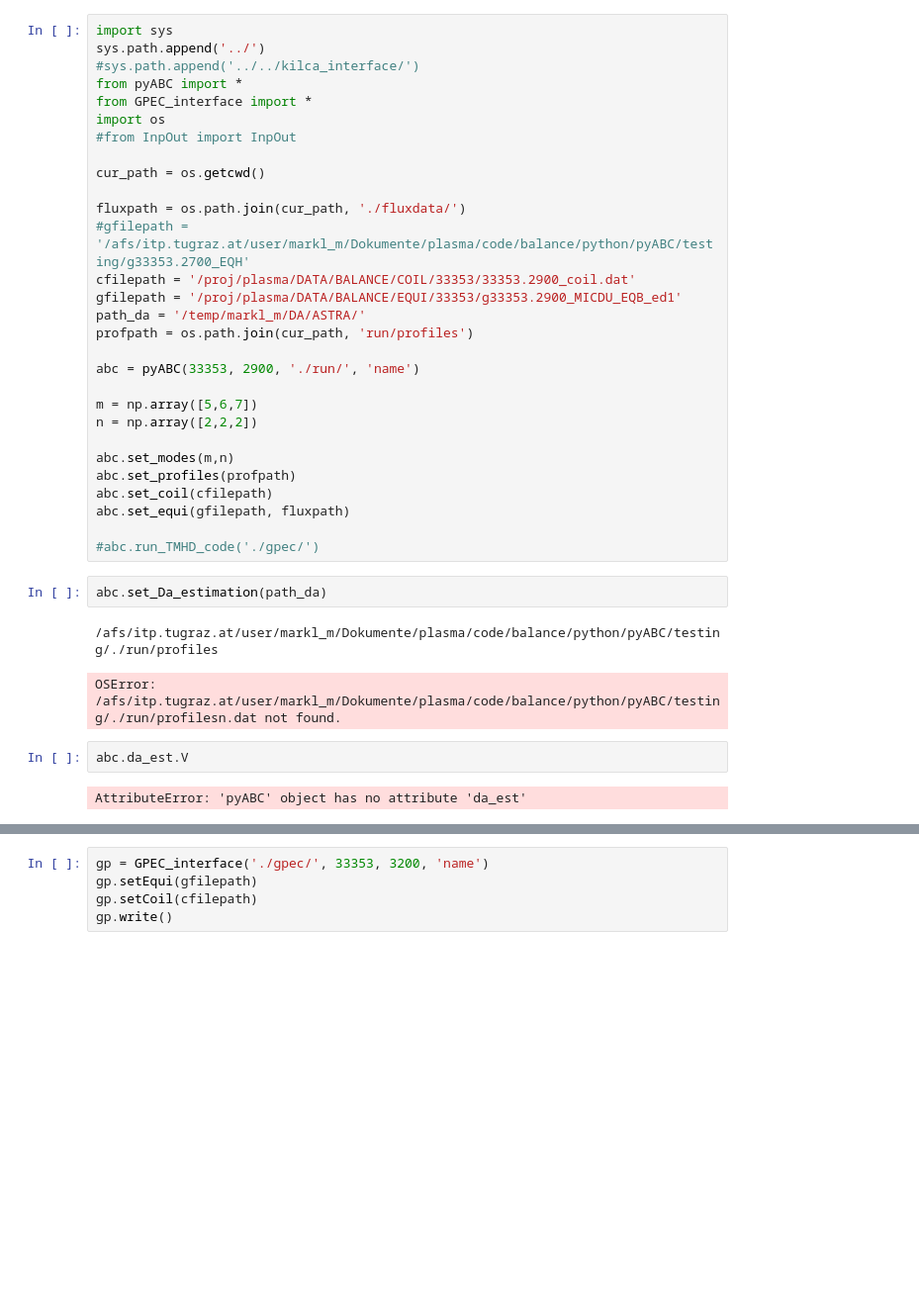
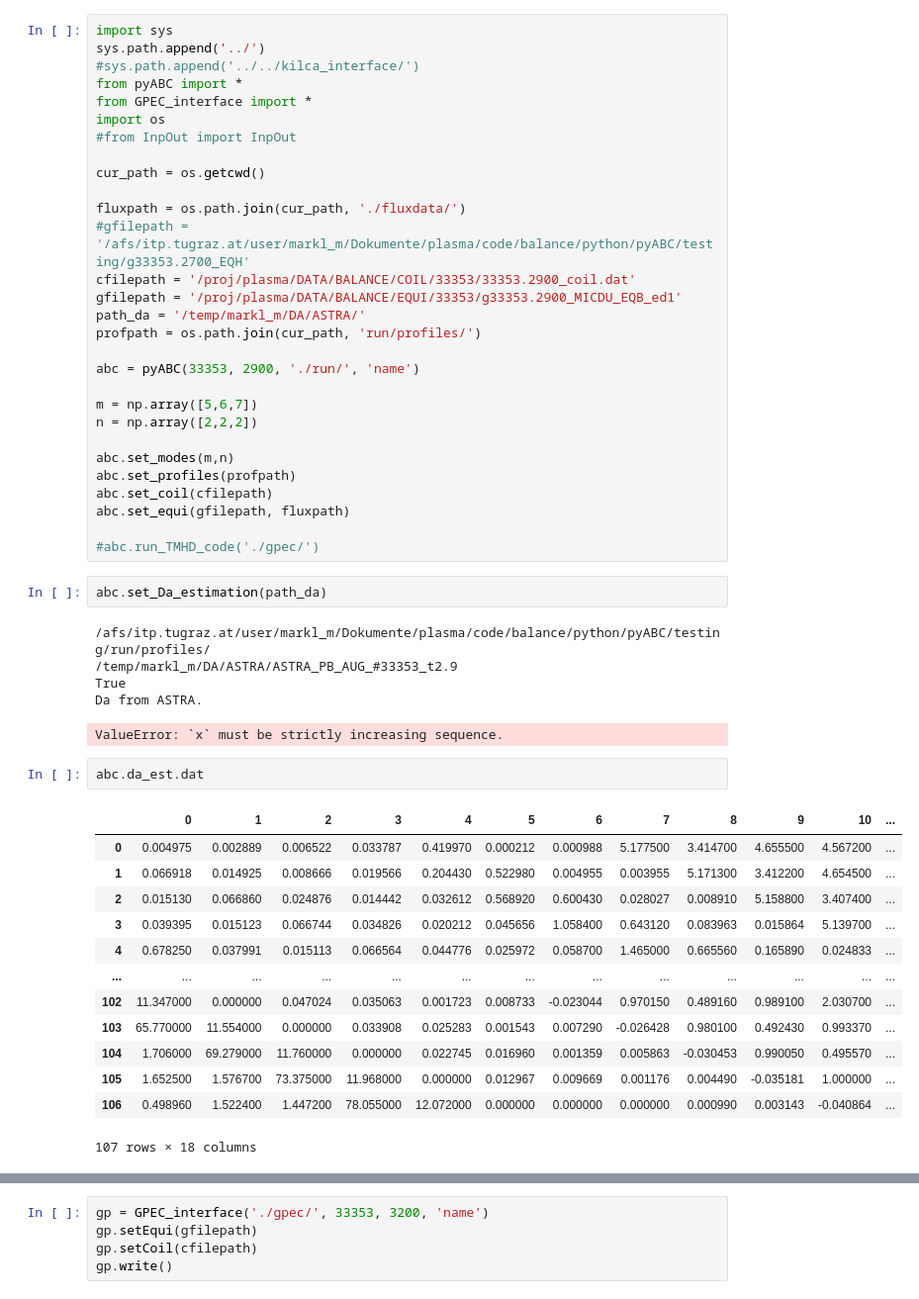
Before and after one commit to itpplasma/KAMEL, a Jupyter notebook: python/pyABC/testing/test_pyABC.ipynb, the cells around one changed output, grey strips where cells are left out. Shown at 99% size. Cells and saved outputs as stored; diff of their text form; blank space fills up the shorter version.

```diff
--- a/python/pyABC/testing/test_pyABC.ipynb
+++ b/python/pyABC/testing/test_pyABC.ipynb
@@ -14,7 +14,7 @@ fluxpath = os.path.join(cur_path, './fluxdata/')
 cfilepath = '/proj/plasma/DATA/BALANCE/COIL/33353/33353.2900_coil.dat'
 gfilepath = '/proj/plasma/DATA/BALANCE/EQUI/33353/g33353.2900_MICDU_EQB_ed1'
 path_da = '/temp/markl_m/DA/ASTRA/'
-profpath = os.path.join(cur_path, 'run/profiles')
+profpath = os.path.join(cur_path, 'run/profiles/')
 
 abc = pyABC(33353, 2900, './run/', 'name')
 
@@ -30,9 +30,24 @@ abc.set_equi(gfilepath, fluxpath)
 # %%
 abc.set_Da_estimation(path_da)
 # %% [output]
-/afs/itp.tugraz.at/user/markl_m/Dokumente/plasma/code/balance/python/pyABC/testing/./run/profiles
+/afs/itp.tugraz.at/user/markl_m/Dokumente/plasma/code/balance/python/pyABC/testing/run/profiles/
+/temp/markl_m/DA/ASTRA/ASTRA_PB_AUG_#33353_t2.9
+True
+Da from ASTRA.
-OSError: /afs/itp.tugraz.at/user/markl_m/Dokumente/plasma/code/balance/python/pyABC/testing/./run/profilesn.dat not found.
+ValueError: `x` must be strictly increasing sequence.
 # %%
-abc.da_est.V
+abc.da_est.dat
 # %% [output]
+|  | 0 | 1 | 2 | 3 | 4 | 5 | 6 | 7 | 8 | 9 | 10 | ... |
+| 0 | 0.004975 | 0.002889 | 0.006522 | 0.033787 | 0.419970 | 0.000212 | 0.000988 | 5.177500 | 3.414700 | 4.655500 | 4.567200 | ... |
+| 1 | 0.066918 | 0.014925 | 0.008666 | 0.019566 | 0.204430 | 0.522980 | 0.004955 | 0.003955 | 5.171300 | 3.412200 | 4.654500 | ... |
+| 2 | 0.015130 | 0.066860 | 0.024876 | 0.014442 | 0.032612 | 0.568920 | 0.600430 | 0.028027 | 0.008910 | 5.158800 | 3.407400 | ... |
+| 3 | 0.039395 | 0.015123 | 0.066744 | 0.034826 | 0.020212 | 0.045656 | 1.058400 | 0.643120 | 0.083963 | 0.015864 | 5.139700 | ... |
+| 4 | 0.678250 | 0.037991 | 0.015113 | 0.066564 | 0.044776 | 0.025972 | 0.058700 | 1.465000 | 0.665560 | 0.165890 | 0.024833 | ... |
+| ... | ... | ... | ... | ... | ... | ... | ... | ... | ... | ... | ... | ... |
+| 102 | 11.347000 | 0.000000 | 0.047024 | 0.035063 | 0.001723 | 0.008733 | -0.023044 | 0.970150 | 0.489160 | 0.989100 | 2.030700 | ... |
+| 103 | 65.770000 | 11.554000 | 0.000000 | 0.033908 | 0.025283 | 0.001543 | 0.007290 | -0.026428 | 0.980100 | 0.492430 | 0.993370 | ... |
+| 104 | 1.706000 | 69.279000 | 11.760000 | 0.000000 | 0.022745 | 0.016960 | 0.001359 | 0.005863 | -0.030453 | 0.990050 | 0.495570 | ... |
+| 105 | 1.652500 | 1.576700 | 73.375000 | 11.968000 | 0.000000 | 0.012967 | 0.009669 | 0.001176 | 0.004490 | -0.035181 | 1.000000 | ... |
+| 106 | 0.498960 | 1.522400 | 1.447200 | 78.055000 | 12.072000 | 0.000000 | 0.000000 | 0.000000 | 0.000990 | 0.003143 | -0.040864 | ... |
-AttributeError: 'pyABC' object has no attribute 'da_est'
+107 rows × 18 columns
```
Also changed, not shown: parts of 2 cells of this notebook, 17 other files.
